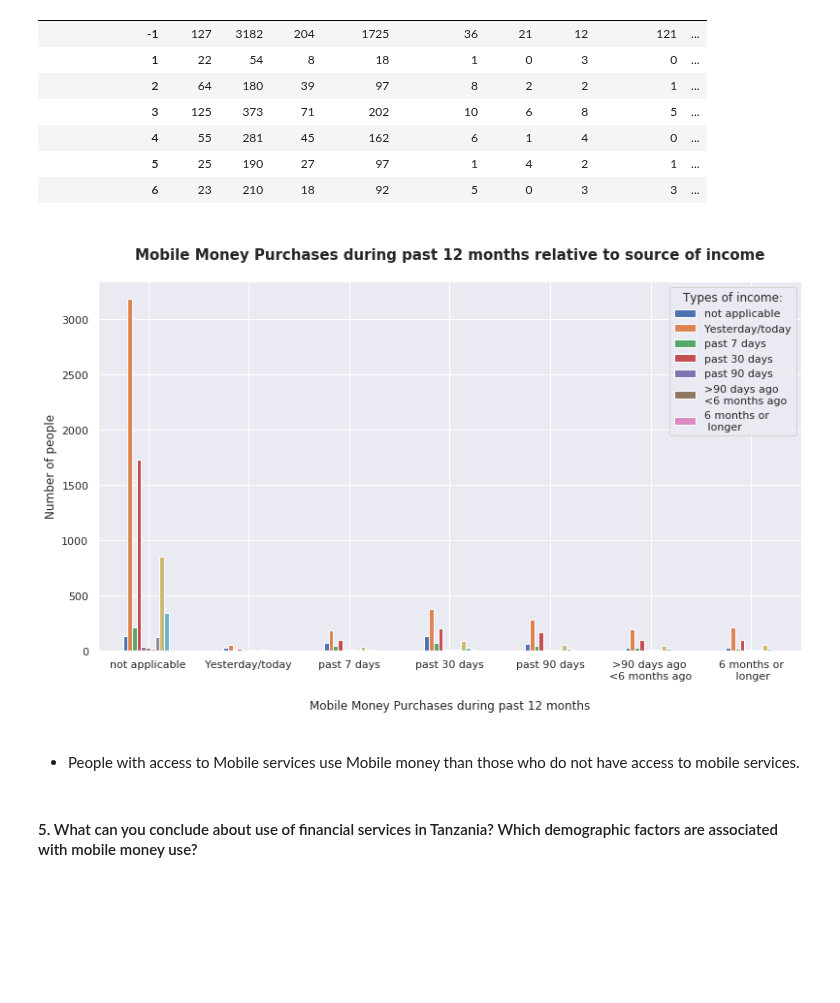
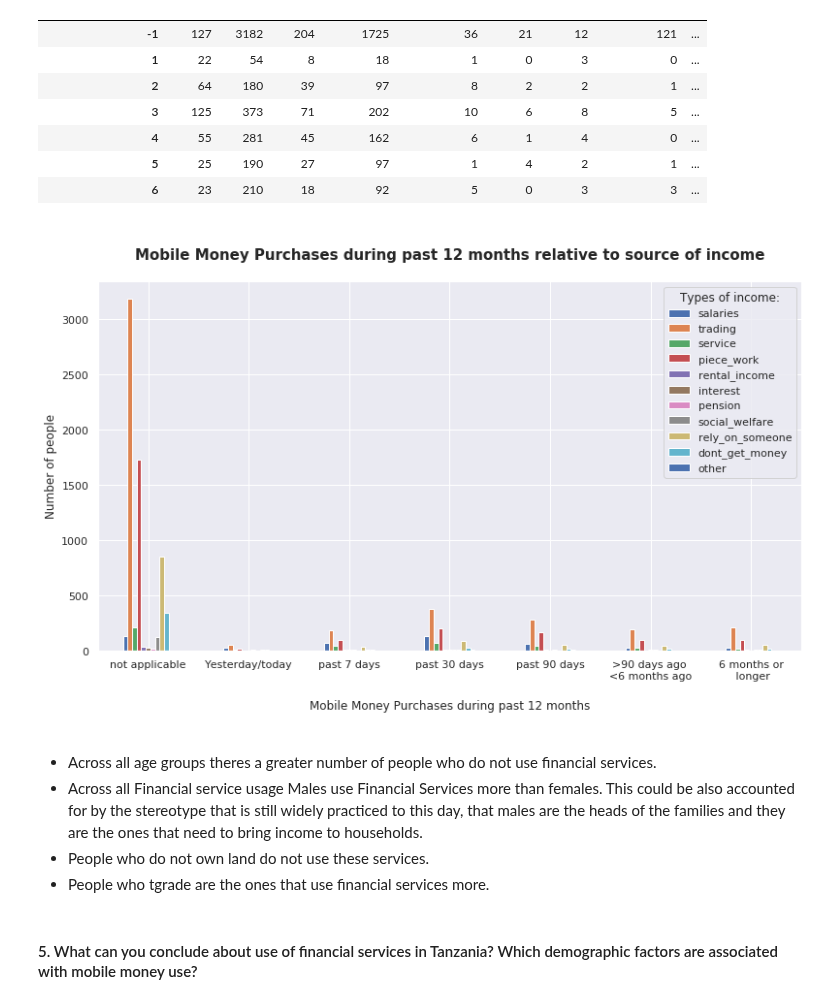
Before and after one commit to boitshepo97/tanzania-mobile-money, a Jupyter notebook: Financial Services Use In Tanzania.ipynb, the cells around one changed output. Drawn from its saved outputs; the diff is of its cells as text; code cells hidden in the pictures; blank space fills up the shorter version.

Commit message:
fixing my graphs for income type

```diff
--- a/Financial Services Use In Tanzania.ipynb
+++ b/Financial Services Use In Tanzania.ipynb
@@ -349,18 +396,21 @@ incomes
 # %%
 # Plot
 fig, axes = plt.subplots(figsize=(13, 7))
 incomes.plot(kind='bar', ax=axes, rot=0)
 plt.title('\nMobile Money Purchases during past 12 months relative to source of income\n', fontsize=15, weight='bold')
 plt.xlabel('\nMobile Money Purchases during past 12 months\n')
-plt.legend(title='Types of income:',labels=['not applicable','Yesterday/today' ,'past 7 days' ,'past 30 days' ,'past 90 days'
-                          ,'>90 days ago \n<6 months ago'  ,'6 months or\n longer' ], loc='best')
+plt.legend(title='Types of income:',labels=['salaries','trading','service','piece_work','rental_income','interest','pension',
+                  'social_welfare','rely_on_someone','dont_get_money','other','mobile_money_usage'], loc='best')
 plt.xticks(np.arange(7), ['not applicable','Yesterday/today' ,'past 7 days' ,'past 30 days' ,'past 90 days'
                           ,'>90 days ago \n<6 months ago'  ,'6 months or\n longer' ], rotation=0)
 plt.ylabel('Number of people');
 # %% [output]
-[figure, old version]
+[figure, new version]
-# %% [markdown]
-- People with access to Mobile services use Mobile money than 	those who do not have access to mobile services.
+# %% [markdown]
+- Across all age groups theres a greater number of people who do not use financial services.
+- Across all Financial service usage Males use Financial Services more than females. This could be also accounted for by the stereotype that is still widely practiced to this day, that males are the heads of the families and they are the ones that need to bring income to households.
+- People who do not own land do not use these services.
+- People who tgrade are the ones that use financial services more.
 # %% [markdown]
 #### 5. What can you conclude about use of financial services in Tanzania? Which demographic factors are associated with mobile money use?
 # %%
```
Also changed, not shown: parts of 8 cells of this notebook.
